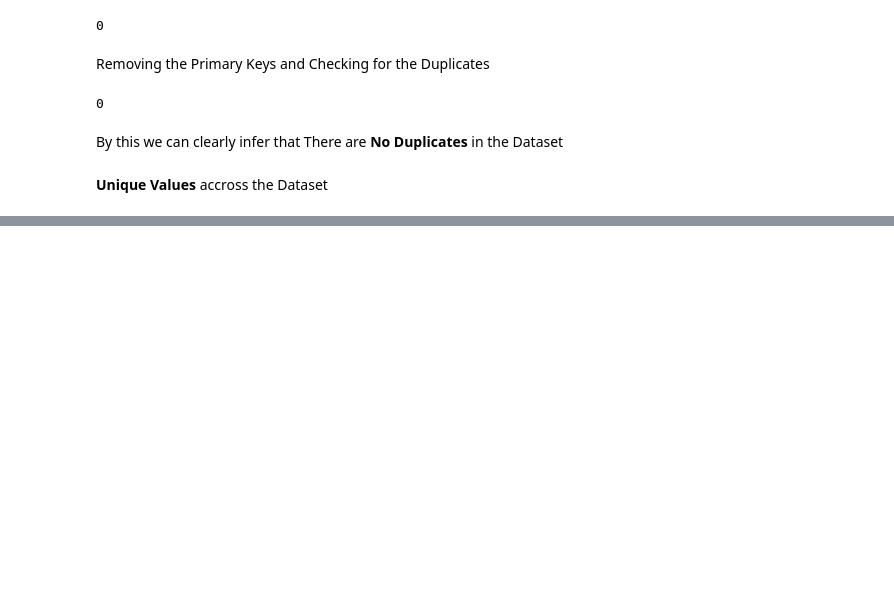
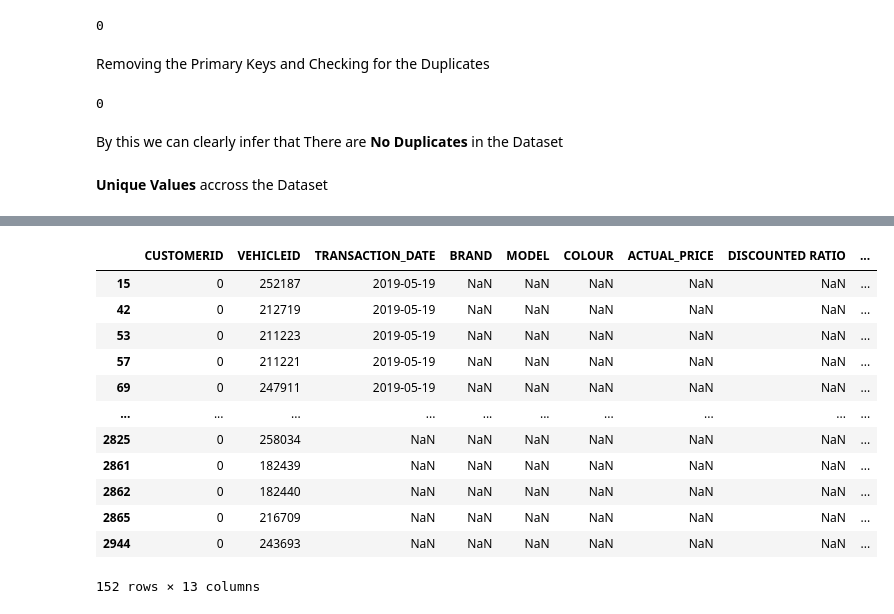
Before and after one commit to koushik2299/Data-Science, a Jupyter notebook: DS_Case_Study.ipynb, the cells around one changed output, grey strips where cells are left out. Drawn from its saved outputs; the diff is of its cells as text; code cells hidden in the pictures; blank space fills up the shorter version.

```diff
--- a/DS_Case_Study.ipynb
+++ b/DS_Case_Study.ipynb
@@ -226,0 +445,16 @@ TypeError: ignored
+# %%
+df[df['ACTUAL_PRICE'].isnull()]
+# %% [output]
+|  | CUSTOMERID | VEHICLEID | TRANSACTION_DATE | BRAND | MODEL | COLOUR | ACTUAL_PRICE | DISCOUNTED RATIO | ... |
+| 15 | 0 | 252187 | 2019-05-19 | NaN | NaN | NaN | NaN | NaN | ... |
+| 42 | 0 | 212719 | 2019-05-19 | NaN | NaN | NaN | NaN | NaN | ... |
+| 53 | 0 | 211223 | 2019-05-19 | NaN | NaN | NaN | NaN | NaN | ... |
+| 57 | 0 | 211221 | 2019-05-19 | NaN | NaN | NaN | NaN | NaN | ... |
+| 69 | 0 | 247911 | 2019-05-19 | NaN | NaN | NaN | NaN | NaN | ... |
+| ... | ... | ... | ... | ... | ... | ... | ... | ... | ... |
+| 2825 | 0 | 258034 | NaN | NaN | NaN | NaN | NaN | NaN | ... |
+| 2861 | 0 | 182439 | NaN | NaN | NaN | NaN | NaN | NaN | ... |
+| 2862 | 0 | 182440 | NaN | NaN | NaN | NaN | NaN | NaN | ... |
+| 2865 | 0 | 216709 | NaN | NaN | NaN | NaN | NaN | NaN | ... |
+| 2944 | 0 | 243693 | NaN | NaN | NaN | NaN | NaN | NaN | ... |
+152 rows × 13 columns
```
Also changed, not shown: parts of 105 cells of this notebook.
